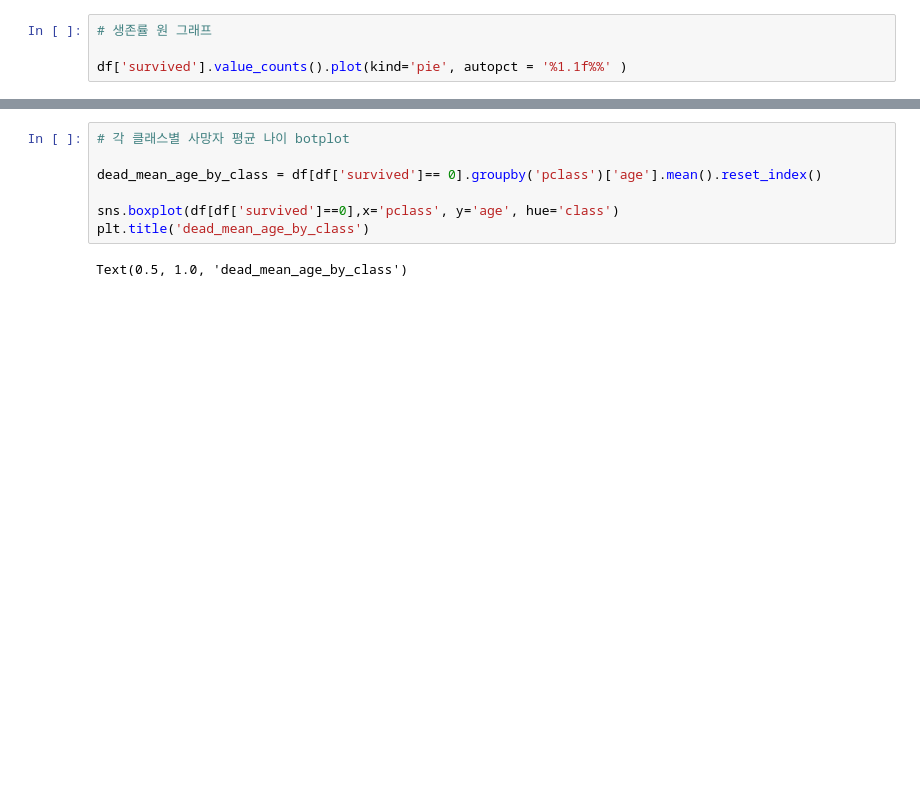
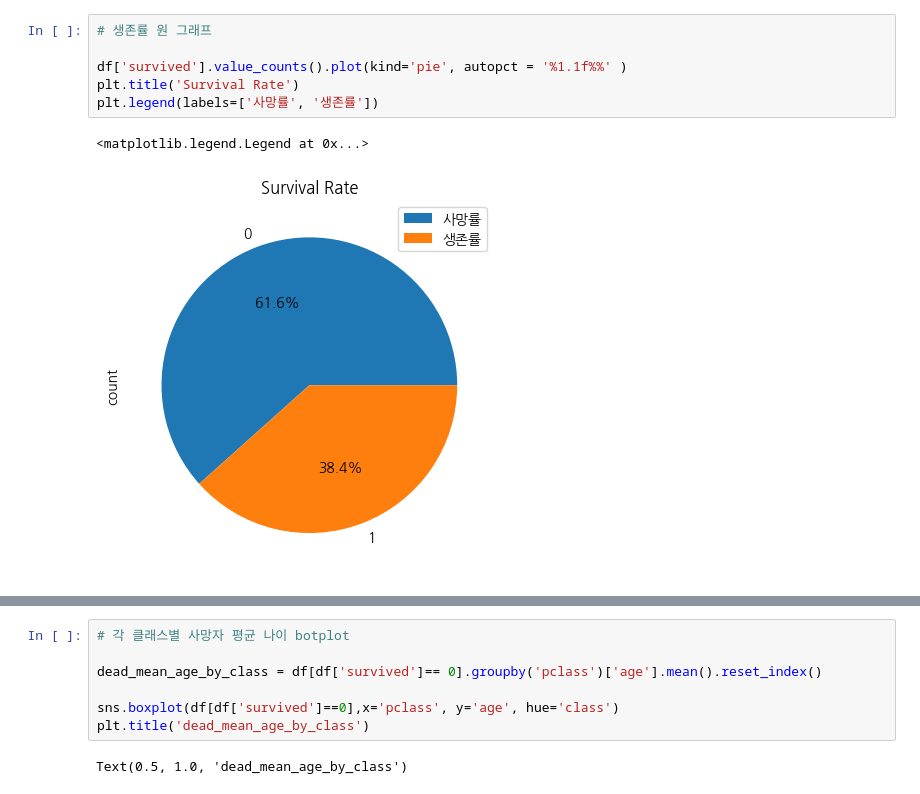
Before and after one commit to aaa0034213/2024-1-my-BDA, a Jupyter notebook: titanic.ipynb, the cells around one changed output, grey strips where cells are left out. Saved outputs shown, nothing was run; the diff lists cells and outputs as text; blank space fills up the shorter version.

```diff
--- a/titanic.ipynb
+++ b/titanic.ipynb
@@ -53,7 +55,12 @@ plt.show()
 # %%
 # 생존률 원 그래프
 
 df['survived'].value_counts().plot(kind='pie', autopct = '%1.1f%%' )
+plt.title('Survival Rate')
+plt.legend(labels=['사망률', '생존률'])
+# %% [output]
+<matplotlib.legend.Legend at 0x...>
+[figure, added]
 # %%
 # 위를 통해서 구체적으로 생존하지 못한 클래스 %
 
```
Also changed, not shown: parts of 5 cells of this notebook.
